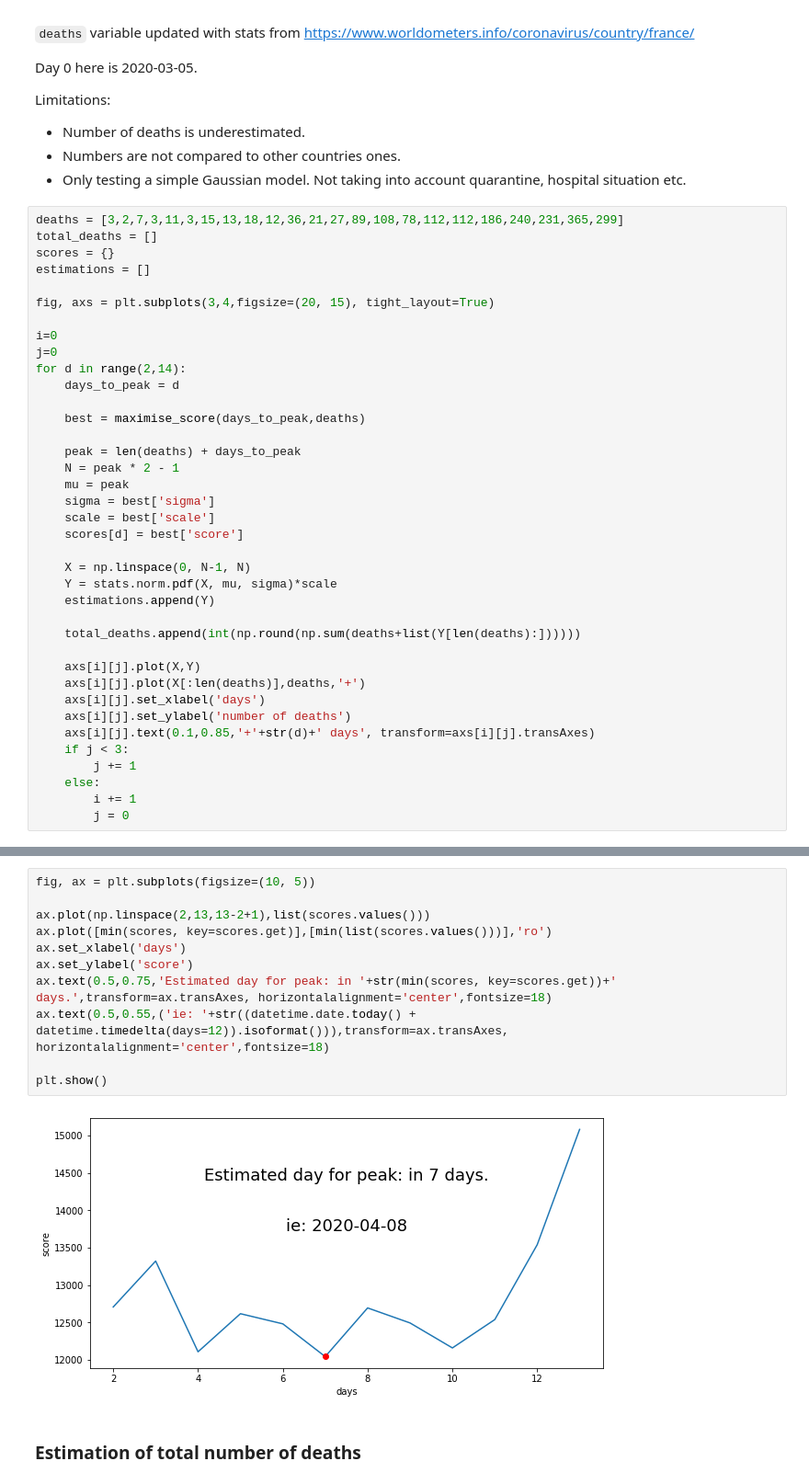
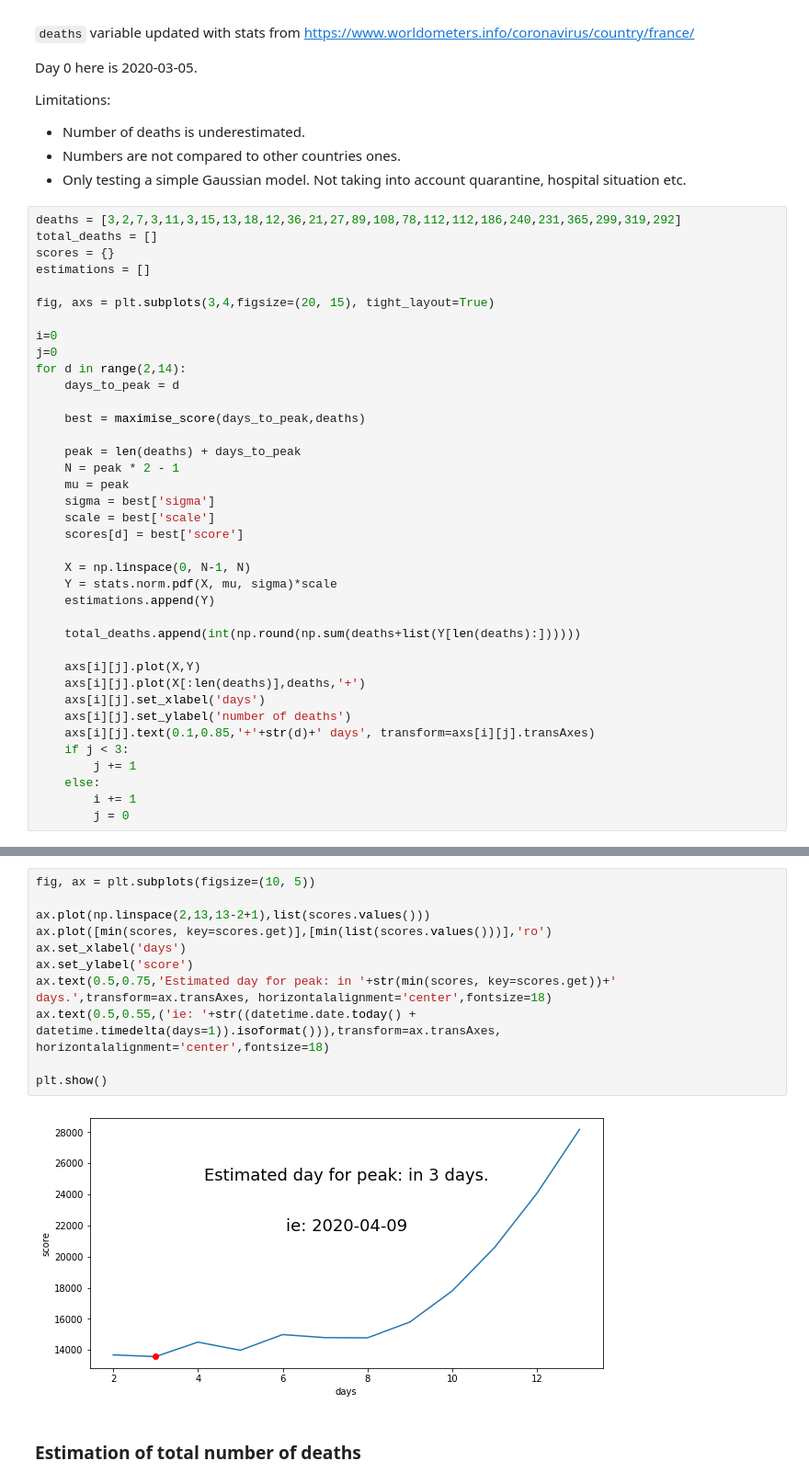
Before and after one commit to antoinevl/covid19, a Jupyter notebook: covid19.ipynb, the cells around one changed output, grey strips where cells are left out. Shown at 92% size. Drawn from its saved outputs; the diff is of its cells as text.

```diff
--- a/covid19.ipynb
+++ b/covid19.ipynb
@@ -46,7 +46,7 @@ Limitations:
 - Numbers are not compared to other countries ones.
 - Only testing a simple Gaussian model. Not taking into account quarantine, hospital situation etc.
 # %%
-deaths = [3,2,7,3,11,3,15,13,18,12,36,21,27,89,108,78,112,112,186,240,231,365,299]
+deaths = [3,2,7,3,11,3,15,13,18,12,36,21,27,89,108,78,112,112,186,240,231,365,299,319,292]
 total_deaths = []
 scores = {}
 estimations = []
@@ -88,16 +88,16 @@ for d in range(2,14):
 # %%
 fig, ax = plt.subplots(figsize=(10, 5))
 
 ax.plot(np.linspace(2,13,13-2+1),list(scores.values()))
 ax.plot([min(scores, key=scores.get)],[min(list(scores.values()))],'ro')
 ax.set_xlabel('days')
 ax.set_ylabel('score')
 ax.text(0.5,0.75,'Estimated day for peak: in '+str(min(scores, key=scores.get))+' days.',transform=ax.transAxes, horizontalalignment='center',fontsize=18)
-ax.text(0.5,0.55,('ie: '+str((datetime.date.today() + datetime.timedelta(days=12)).isoformat())),transform=ax.transAxes, horizontalalignment='center',fontsize=18)
+ax.text(0.5,0.55,('ie: '+str((datetime.date.today() + datetime.timedelta(days=1)).isoformat())),transform=ax.transAxes, horizontalalignment='center',fontsize=18)
 
 plt.show()
 # %% [output]
-[figure, old version]
+[figure, new version]
 # %% [markdown]
 ### Estimation of total number of deaths
 # %%
```
Also changed, not shown: parts of 2 cells of this notebook, 1 other file.
